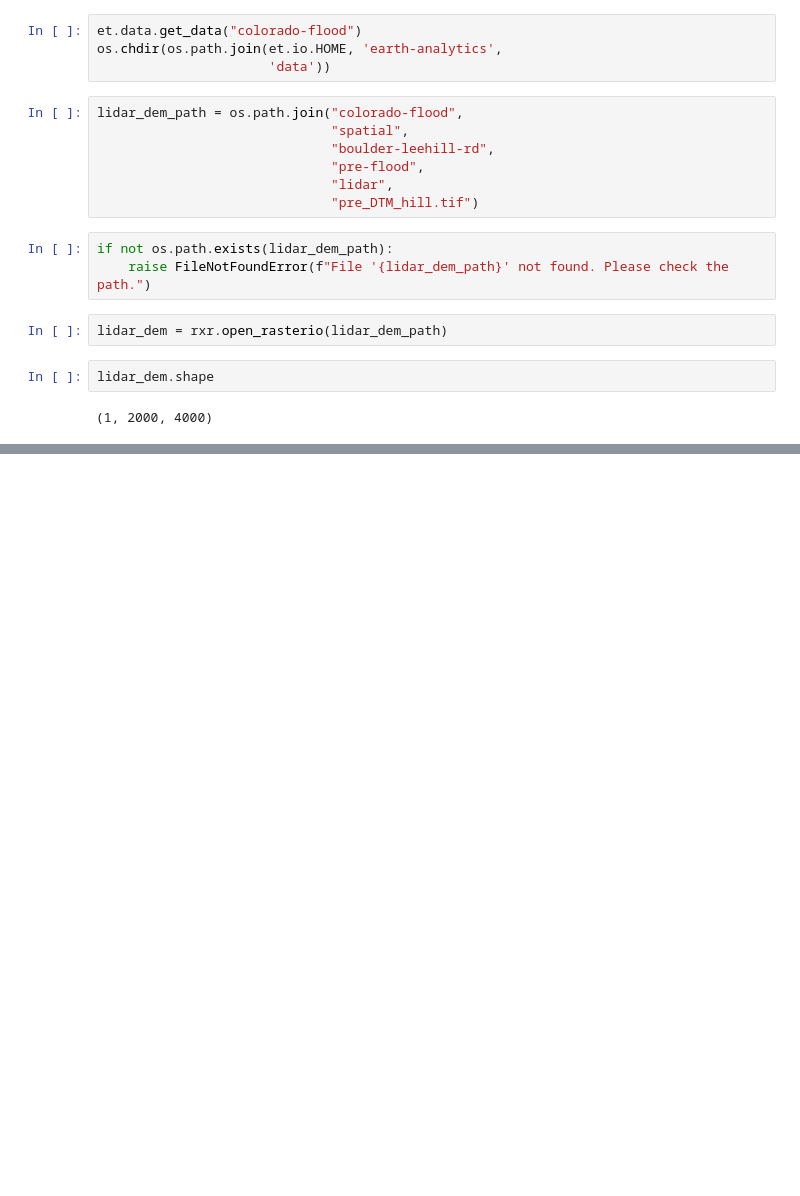
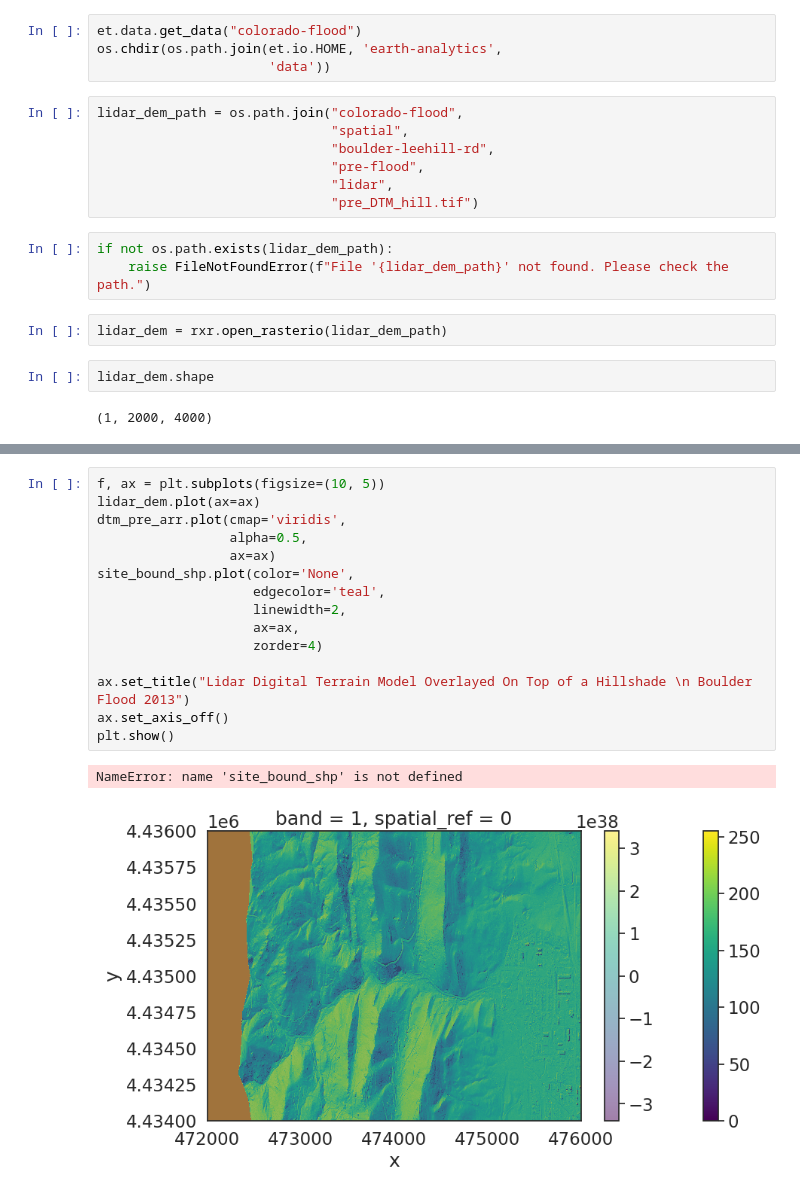
Before and after one commit to taliandr4/gisc606-lab3, a Jupyter notebook: test_skills.ipynb, the cells around one changed output, grey strips where cells are left out. Drawn from its saved outputs; the diff is of its cells as text; blank space fills up the shorter version.

```diff
--- a/test_skills.ipynb
+++ b/test_skills.ipynb
@@ -41,0 +64,18 @@ plt.show()
+# %%
+f, ax = plt.subplots(figsize=(10, 5))
+lidar_dem.plot(ax=ax)
+dtm_pre_arr.plot(cmap='viridis',
+                 alpha=0.5,
+                 ax=ax)
+site_bound_shp.plot(color='None',
+                    edgecolor='teal',
+                    linewidth=2,
+                    ax=ax,
+                    zorder=4)
+
+ax.set_title("Lidar Digital Terrain Model Overlayed On Top of a Hillshade \n Boulder Flood 2013")
+ax.set_axis_off()
+plt.show()
+# %% [output]
+NameError: name 'site_bound_shp' is not defined
+[figure, added]
```
Also changed, not shown: parts of 3 cells of this notebook.
